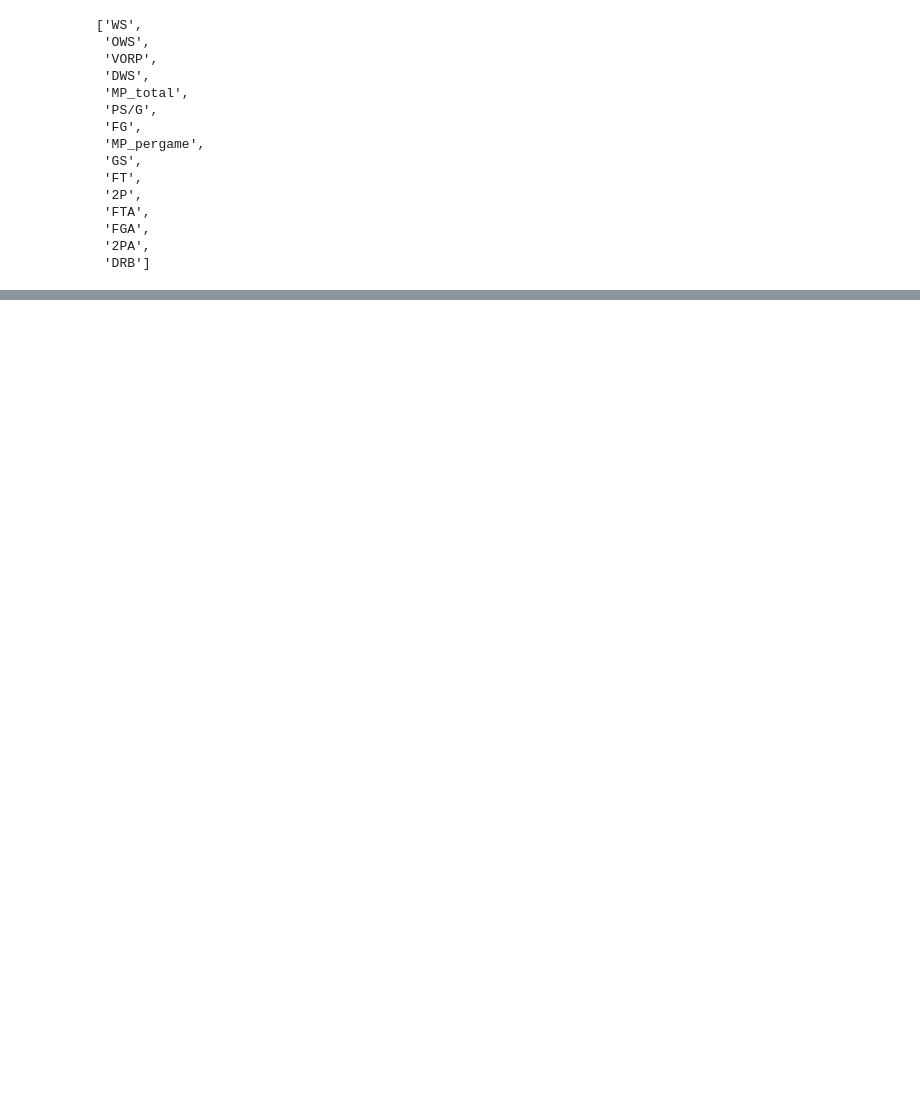
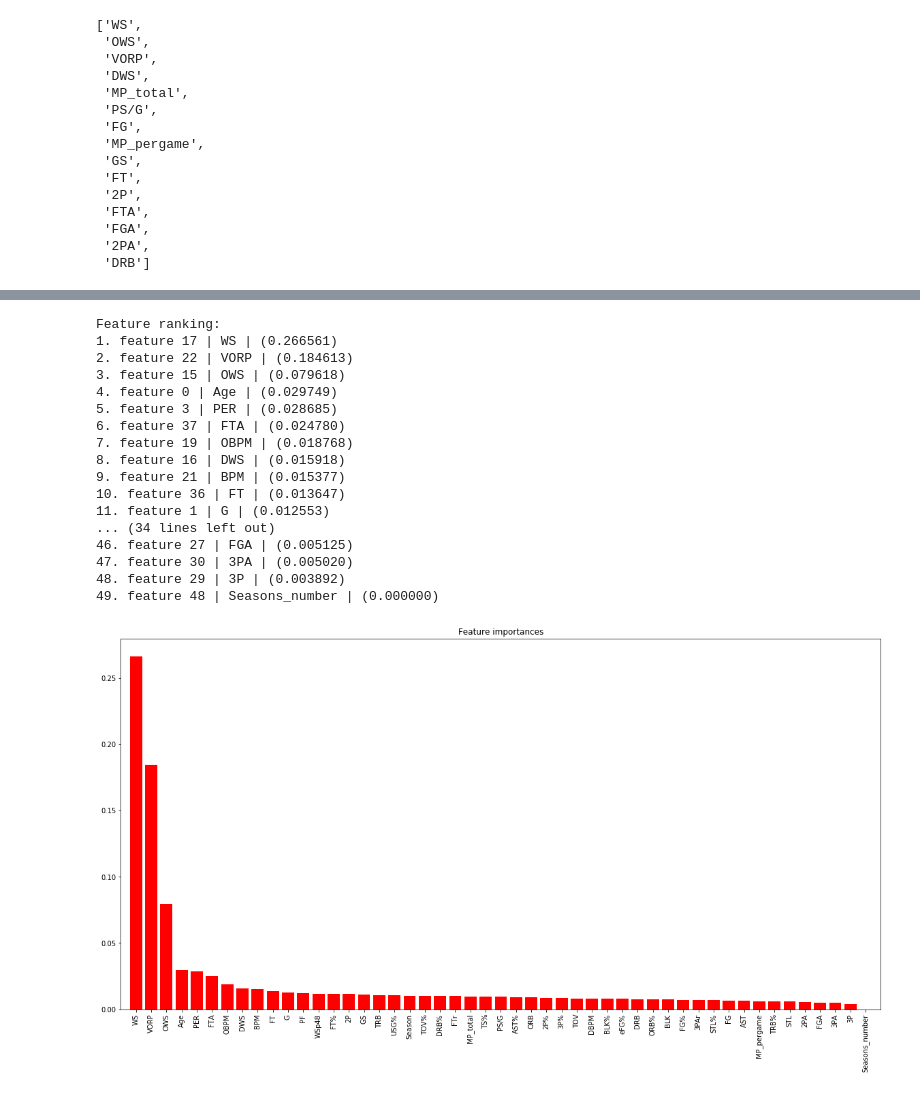
Before and after one commit to KirkAVoss/kv-capstone, a Jupyter notebook: NBAwinshare/2018.11.27 KV Work.ipynb, the cells around one changed output, grey strips where cells are left out. Cells and saved outputs as stored; diff of their text form; code cells hidden in the pictures; blank space fills up the shorter version.

```diff
--- a/NBAwinshare/2018.11.27 KV Work.ipynb
+++ b/NBAwinshare/2018.11.27 KV Work.ipynb
@@ -305,0 +377,21 @@ cols_to_train_from_correlation
+# %%
+plot_feature_importances(sr2, 5)
+# %% [output]
+Feature ranking:
+1. feature 17 | WS | (0.266561)
+2. feature 22 | VORP | (0.184613)
+3. feature 15 | OWS | (0.079618)
+4. feature 0 | Age | (0.029749)
+5. feature 3 | PER | (0.028685)
+6. feature 37 | FTA | (0.024780)
+7. feature 19 | OBPM | (0.018768)
+8. feature 16 | DWS | (0.015918)
+9. feature 21 | BPM | (0.015377)
+10. feature 36 | FT | (0.013647)
+11. feature 1 | G | (0.012553)
+... (34 lines left out)
+46. feature 27 | FGA | (0.005125)
+47. feature 30 | 3PA | (0.005020)
+48. feature 29 | 3P | (0.003892)
+49. feature 48 | Seasons_number | (0.000000)
+[figure, added]
```
Also changed, not shown: parts of 11 cells of this notebook.
